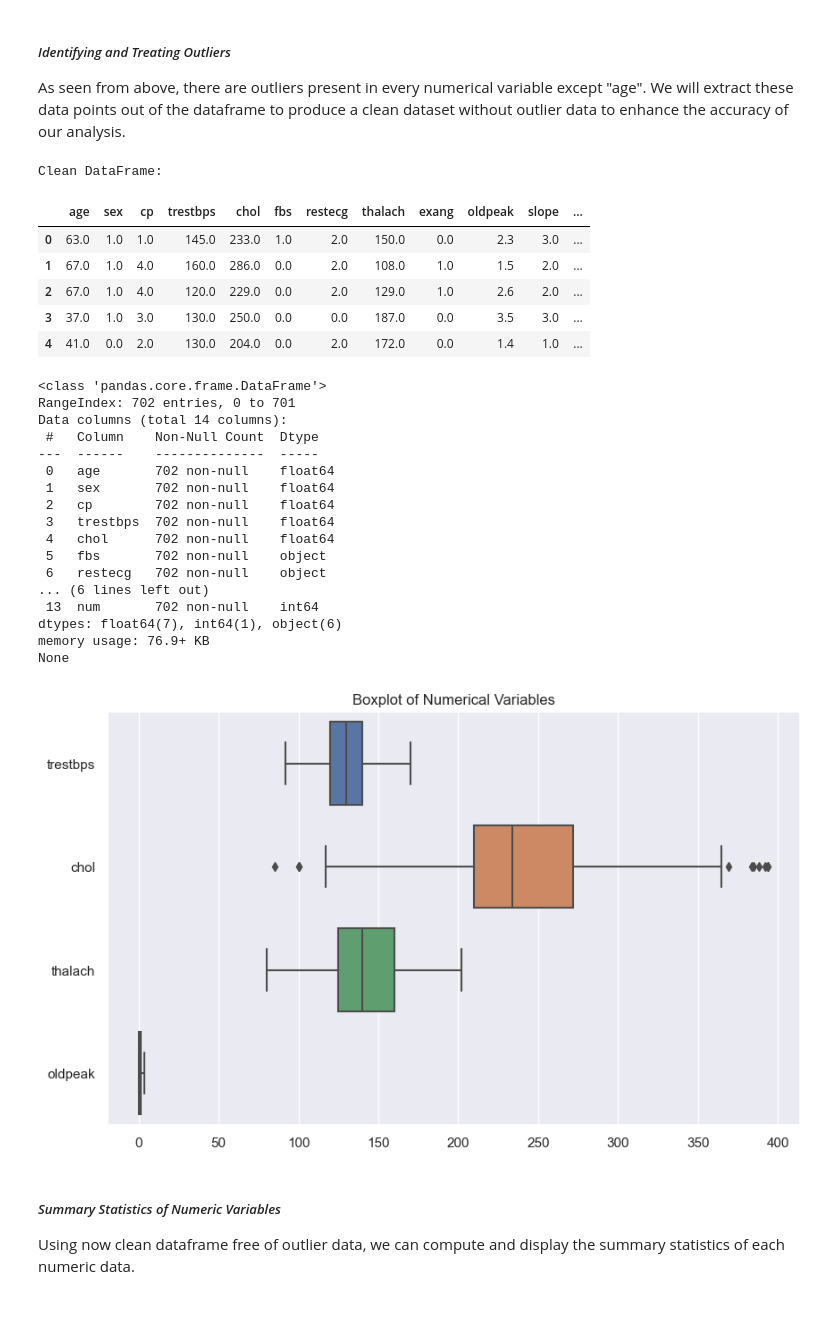
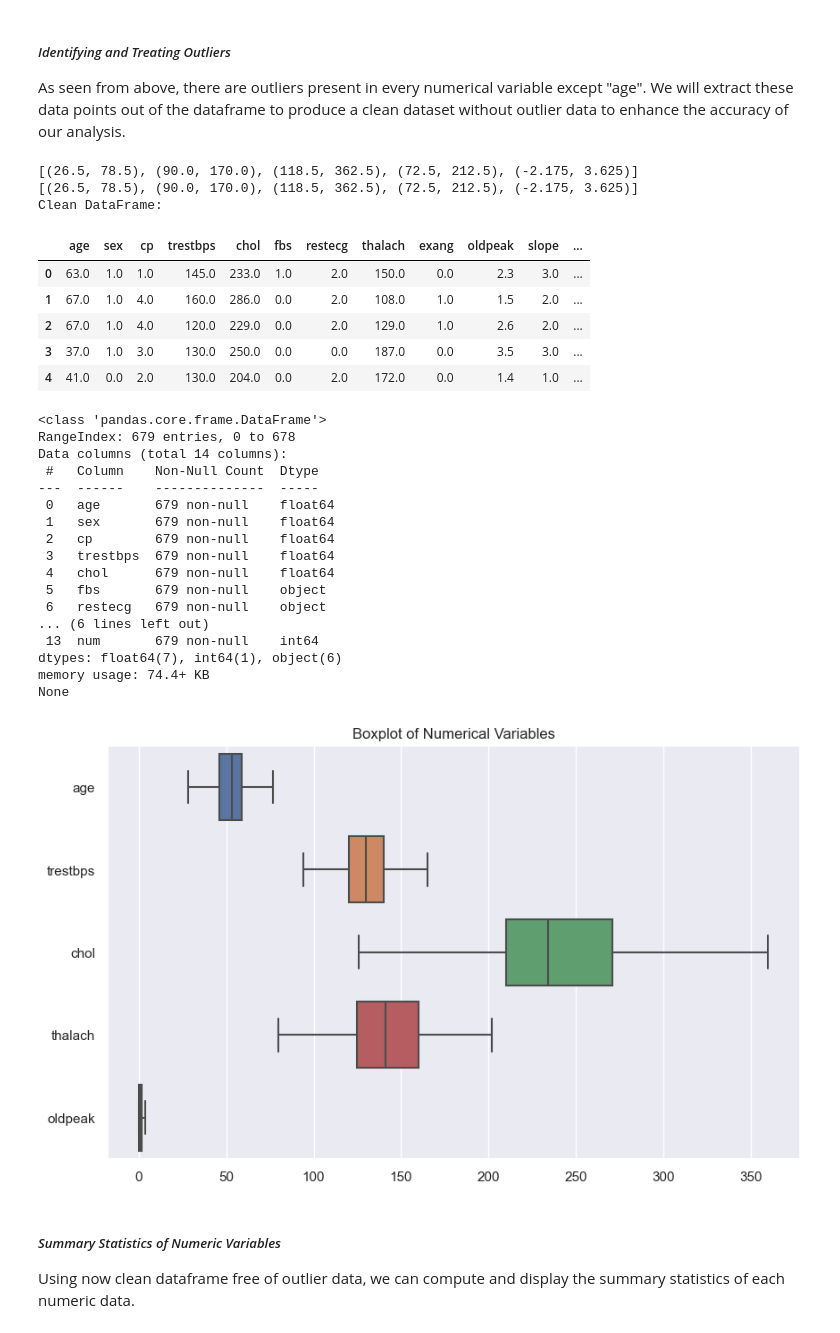
Before and after one commit to owennigel1/Machine-Learning-Based-Heart-Disease-Diagnosis, a Jupyter notebook: notebook.ipynb, the cells around one changed output. Drawn from its saved outputs; the diff is of its cells as text; code cells hidden in the pictures.

Commit message:
changes in outliers

```diff
--- a/notebook.ipynb
+++ b/notebook.ipynb
@@ -312,56 +312,65 @@ There are outliers present in every numerical variable except "age".
 As seen from above, there are outliers present in every numerical variable except "age". We will extract these data points out of the dataframe to produce a clean dataset without outlier data to enhance the accuracy of our analysis.
 # %%
 # Detecting and Handling Outliers in Numerical Data
-for column in numerical_columns:
-    Q1 = combined_df[column].quantile(0.25)
-    Q3 = combined_df[column].quantile(0.75)
-    IQR = Q3 - Q1
-    lower_bound = Q1 - 1.5 * IQR
-    upper_bound = Q3 + 1.5 * IQR
+for i in range(2):
+    bounds = []
+    for column in numeric_columns:
+        Q1 = combined_df[column].quantile(0.25)
+        Q3 = combined_df[column].quantile(0.75)
+        IQR = Q3 - Q1
+        lower_bound = Q1 - 1.5 * IQR
+        upper_bound = Q3 + 1.5 * IQR
+        bounds.append((lower_bound,upper_bound))
 
-    # Remove outliers
-    combined_df = combined_df[(combined_df[column] >= lower_bound) & (combined_df[column] <= upper_bound)]
+    print(bounds)
+
+
+    for i in range(len(numeric_columns)):
+        # Remove outliers
+        combined_df = combined_df[(combined_df[numeric_columns[i]] > bounds[i][0]) & (combined_df[numeric_columns[i]] < bounds[i][1])]
 
 
 # Resetting index after removing outliers
 combined_df.reset_index(drop=True, inplace=True)
 
 # Display the clean DataFrame
 print("Clean DataFrame:")
 display(combined_df.head())
 print(combined_df.info())
 
 # Boxplot for numerical data to verify outlier treatment
 plt.figure(figsize=(10, 6))
-sb.boxplot(data=combined_df[numerical_columns], orient="h")
+sb.boxplot(data=combined_df[numeric_columns], orient="h")
 plt.title("Boxplot of Numerical Variables")
 plt.show()
 # %% [output]
+[(26.5, 78.5), (90.0, 170.0), (118.5, 362.5), (72.5, 212.5), (-2.175, 3.625)]
+[(26.5, 78.5), (90.0, 170.0), (118.5, 362.5), (72.5, 212.5), (-2.175, 3.625)]
 Clean DataFrame:
 |  | age | sex | cp | trestbps | chol | fbs | restecg | thalach | exang | oldpeak | slope | ... |
 | 0 | 63.0 | 1.0 | 1.0 | 145.0 | 233.0 | 1.0 | 2.0 | 150.0 | 0.0 | 2.3 | 3.0 | ... |
 | 1 | 67.0 | 1.0 | 4.0 | 160.0 | 286.0 | 0.0 | 2.0 | 108.0 | 1.0 | 1.5 | 2.0 | ... |
 | 2 | 67.0 | 1.0 | 4.0 | 120.0 | 229.0 | 0.0 | 2.0 | 129.0 | 1.0 | 2.6 | 2.0 | ... |
 | 3 | 37.0 | 1.0 | 3.0 | 130.0 | 250.0 | 0.0 | 0.0 | 187.0 | 0.0 | 3.5 | 3.0 | ... |
 | 4 | 41.0 | 0.0 | 2.0 | 130.0 | 204.0 | 0.0 | 2.0 | 172.0 | 0.0 | 1.4 | 1.0 | ... |
 <class 'pandas.core.frame.DataFrame'>
-RangeIndex: 702 entries, 0 to 701
+RangeIndex: 679 entries, 0 to 678
 Data columns (total 14 columns):
  #   Column    Non-Null Count  Dtype
 ---  ------    --------------  -----
- 0   age       702 non-null    float64
- 1   sex       702 non-null    float64
- 2   cp        702 non-null    float64
- 3   trestbps  702 non-null    float64
- 4   chol      702 non-null    float64
- 5   fbs       702 non-null    object
- 6   restecg   702 non-null    object
+ 0   age       679 non-null    float64
+ 1   sex       679 non-null    float64
+ 2   cp        679 non-null    float64
+ 3   trestbps  679 non-null    float64
+ 4   chol      679 non-null    float64
+ 5   fbs       679 non-null    object
+ 6   restecg   679 non-null    object
 ... (6 lines left out)
- 13  num       702 non-null    int64
+ 13  num       679 non-null    int64
 dtypes: float64(7), int64(1), object(6)
-memory usage: 76.9+ KB
+memory usage: 74.4+ KB
 None
-[figure, old version]
+[figure, new version]
 # %% [markdown]
 ##### *Summary Statistics of Numeric Variables*
 Using now clean dataframe free of outlier data, we can compute and display the summary statistics of each numeric data.
```
Also changed, not shown: parts of 25 cells of this notebook.
